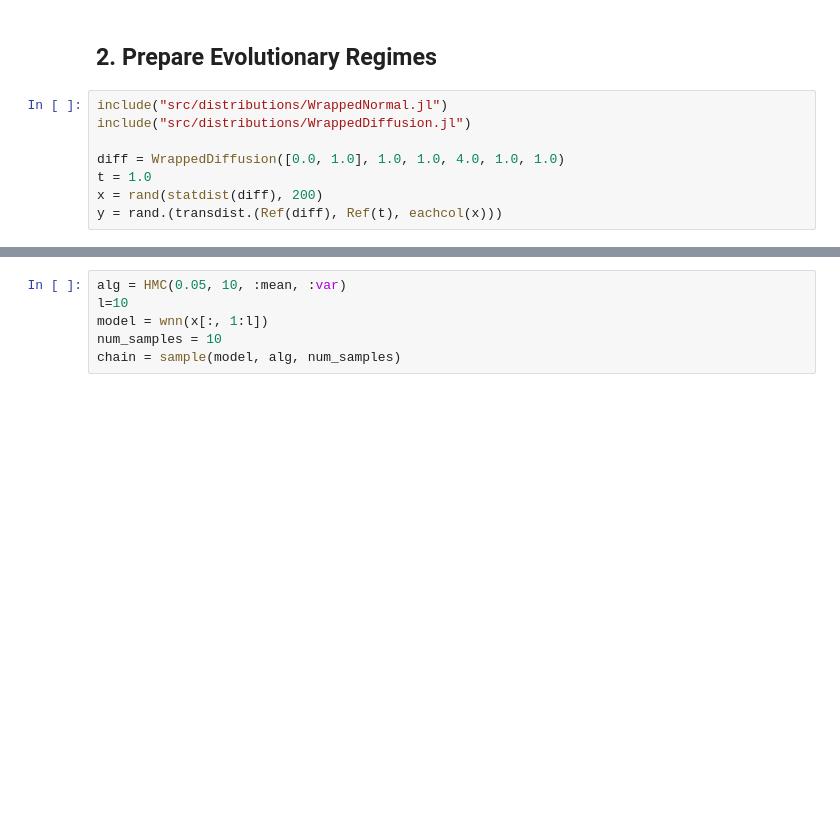
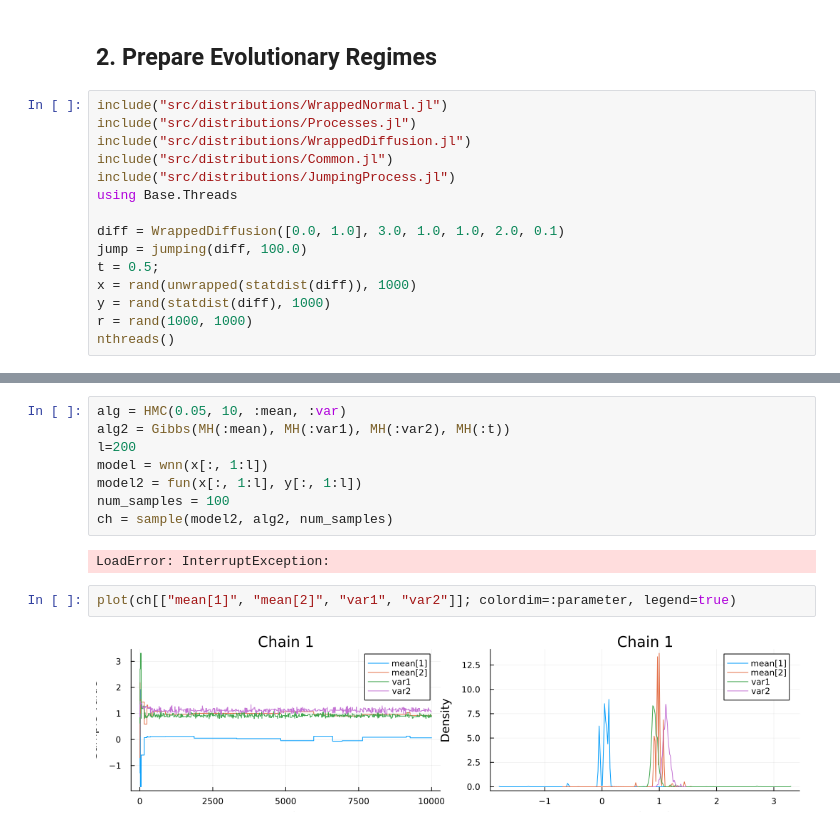
Before and after one commit to FhizZx/TorusEvol, a Jupyter notebook: PairEvol.ipynb, the cells around one changed output, grey strips where cells are left out. Saved outputs shown, nothing was run; the diff lists cells and outputs as text; blank space fills up the shorter version.

Commit message:
processes

```diff
--- a/PairEvol.ipynb
+++ b/PairEvol.ipynb
@@ -12,9 +17,16 @@ LoadError: SystemError: opening file "C:\\Users\\stefa\\Dropbox\\Jotun Hein - Pa
 ## 2. Prepare Evolutionary Regimes
 # %%
 include("src/distributions/WrappedNormal.jl")
+include("src/distributions/Processes.jl")
 include("src/distributions/WrappedDiffusion.jl")
+include("src/distributions/Common.jl")
+include("src/distributions/JumpingProcess.jl")
+using Base.Threads
 
-diff = WrappedDiffusion([0.0, 1.0], 1.0, 1.0, 4.0, 1.0, 1.0)
-t = 1.0
-x = rand(statdist(diff), 200)
-y = rand.(transdist.(Ref(diff), Ref(t), eachcol(x)))
+diff = WrappedDiffusion([0.0, 1.0], 3.0, 1.0, 1.0, 2.0, 0.1)
+jump = jumping(diff, 100.0)
+t = 0.5;
+x = rand(unwrapped(statdist(diff)), 1000)
+y = rand(statdist(diff), 1000)
+r = rand(1000, 1000)
+nthreads()
@@ -54,7 +94,15 @@ end
 fun (generic function with 2 methods)
 # %%
 alg = HMC(0.05, 10, :mean, :var)
-l=10
+alg2 = Gibbs(MH(:mean), MH(:var1), MH(:var2), MH(:t))
+l=200
 model = wnn(x[:, 1:l])
-num_samples = 10
-chain = sample(model, alg, num_samples)
+model2 = fun(x[:, 1:l], y[:, 1:l])
+num_samples = 100
+ch = sample(model2, alg2, num_samples)
+# %% [output]
+LoadError: InterruptException:
+# %%
+plot(ch[["mean[1]", "mean[2]", "var1", "var2"]]; colordim=:parameter, legend=true)
+# %% [output]
+[figure, added]
```
Also changed, not shown: parts of 14 cells of this notebook, 10 other files.
